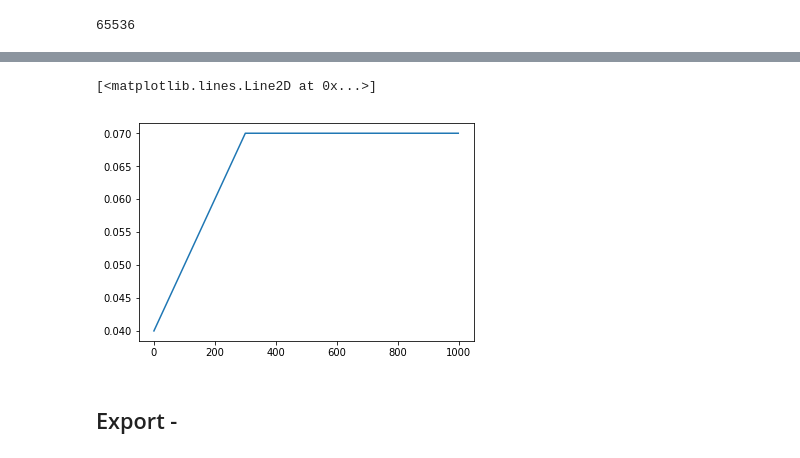
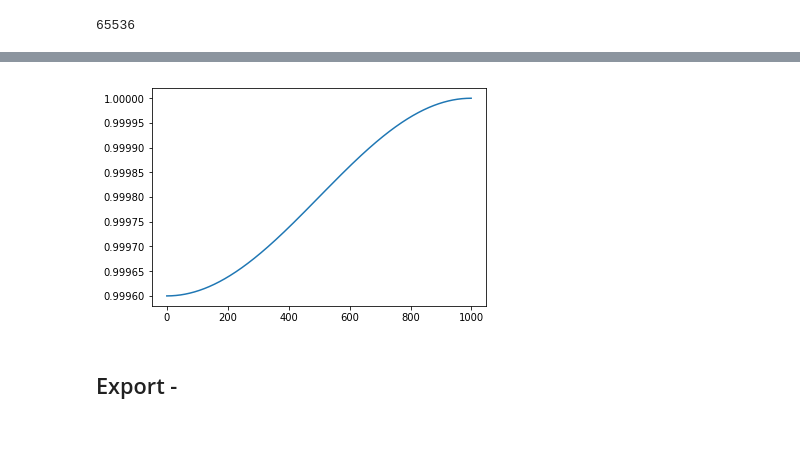
Before and after one commit to KeremTurgutlu/self_supervised, a Jupyter notebook: nbs/15 - dino.ipynb, the cells around one changed output, grey strips where cells are left out. Saved outputs shown, nothing was run; the diff lists cells and outputs as text; code cells hidden in the pictures.

```diff
--- a/nbs/15 - dino.ipynb
+++ b/nbs/15 - dino.ipynb
@@ -235,10 +243,9 @@ scheds = combine_scheds([pct,1-pct], [SchedLin(0.04, 0.07), SchedNo(0.07, 0.07)]
 # %%
+scheds = SchedCos(0.9996, 1.)
 ts = [scheds(i) for i in np.linspace(0,1,1000)]
+plt.plot(ts);
+# %% [output]
+[figure, added]
-# %%
-plt.plot(ts)
-# %% [output]
-[<matplotlib.lines.Line2D at 0x...>]
-[figure, removed]
 # %%
 #export
 class DINO(Callback):
```
Also changed, not shown: parts of 3 cells of this notebook, 4 other files.
